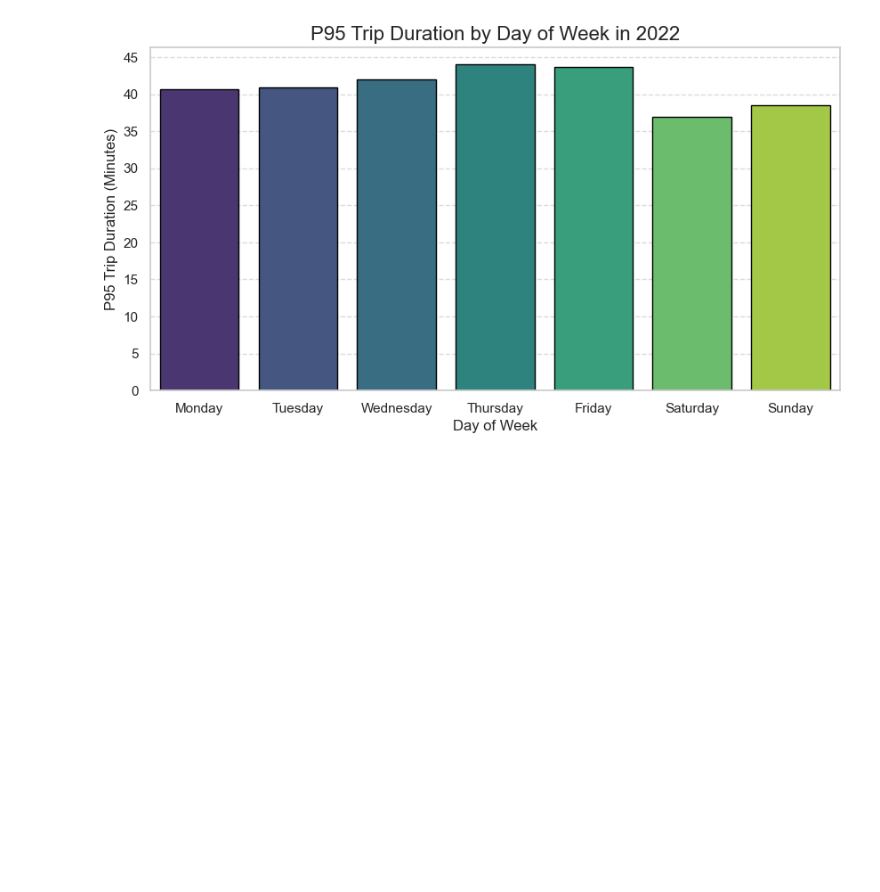
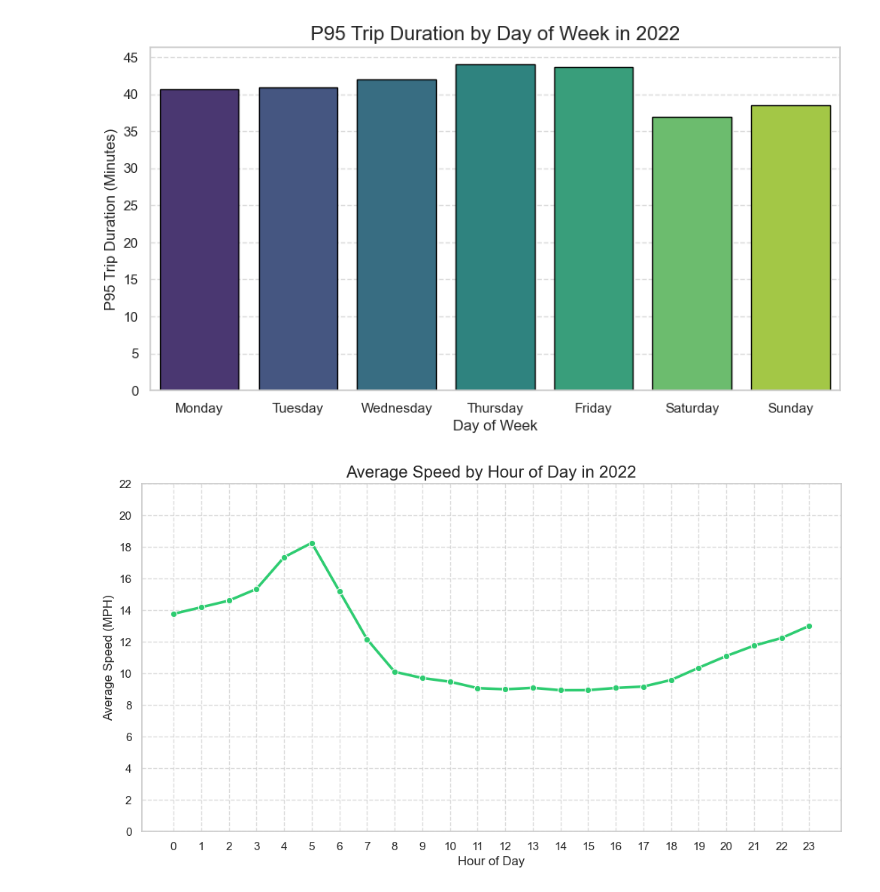
Before and after one commit to taintedsilk/NYC-TLC-Taxi-Trips-DataProcessing-Group1.4, a Jupyter notebook: src/visualization.ipynb, the cells around one changed output. Cells and saved outputs as stored; diff of their text form; code cells hidden in the pictures; blank space fills up the shorter version.

Commit message:
Hoàn thành biểu đồ đường biểu diễn tốc độ trung bình theo giờ

```diff
--- a/src/visualization.ipynb
+++ b/src/visualization.ipynb
@@ -93,3 +93,36 @@ Passing `palette` without assigning `hue` is deprecated and will be removed in v
 
   sns.barplot(
 [figure]
+# %%
+# Đọc file KPI speed by hour
+file_path_kpi_speed_hour = r'..\processed\kpi_speed_by_hour.csv'
+kpi_speed_hour_data = pd.read_csv(file_path_kpi_speed_hour)
+
+# Vẽ khung
+plt.figure(figsize=(12, 6))
+
+# Biểu đồ đường biểu diễn tốc độ trung bình theo giờ trong ngày
+sns.lineplot(
+    data = kpi_speed_hour_data,
+    x = 'hour_of_day',
+    y = 'p50_speed_mph',
+    marker = 'o',
+    linewidth = 2.5,
+    color = '#2ecc71'
+)
+
+# Chú giải
+plt.title('Average Speed by Hour of Day in 2022', fontsize=16)
+plt.xlabel('Hour of Day', fontsize=12)
+plt.ylabel('Average Speed (MPH)', fontsize=12)
+plt.xticks(range(0, 24, 1))
+plt.yticks(range(0, 24, 2))
+plt.grid(True, linestyle='--', alpha=0.7)
+
+# Lưu hình ảnh
+output_path_speed_hour = r'..\figures\average_speed_by_hour_2022.png'
+plt.savefig(output_path_speed_hour, bbox_inches='tight')
+
+plt.show()
+# %% [output]
+[figure, added]
```
Also changed, not shown: 1 other file.
